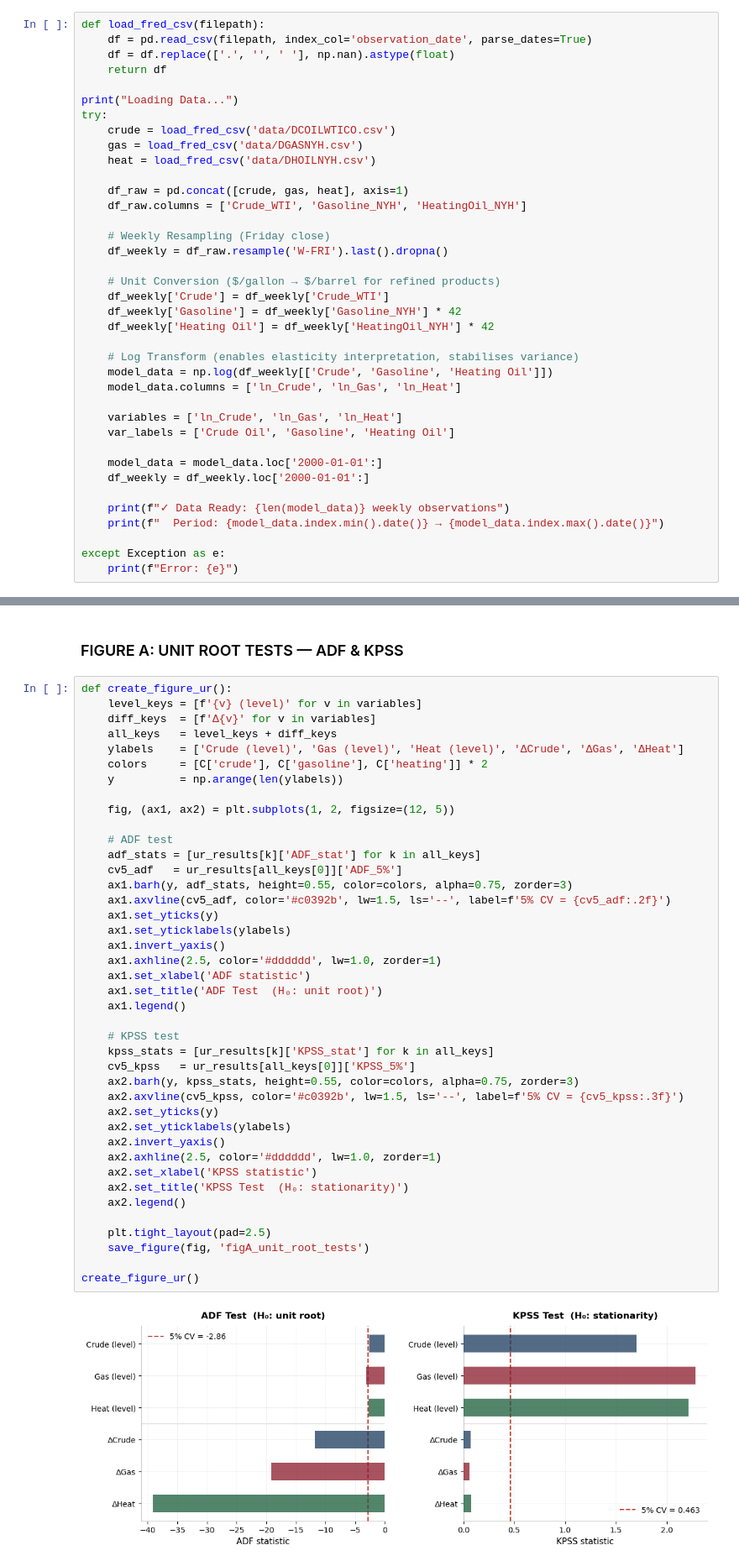
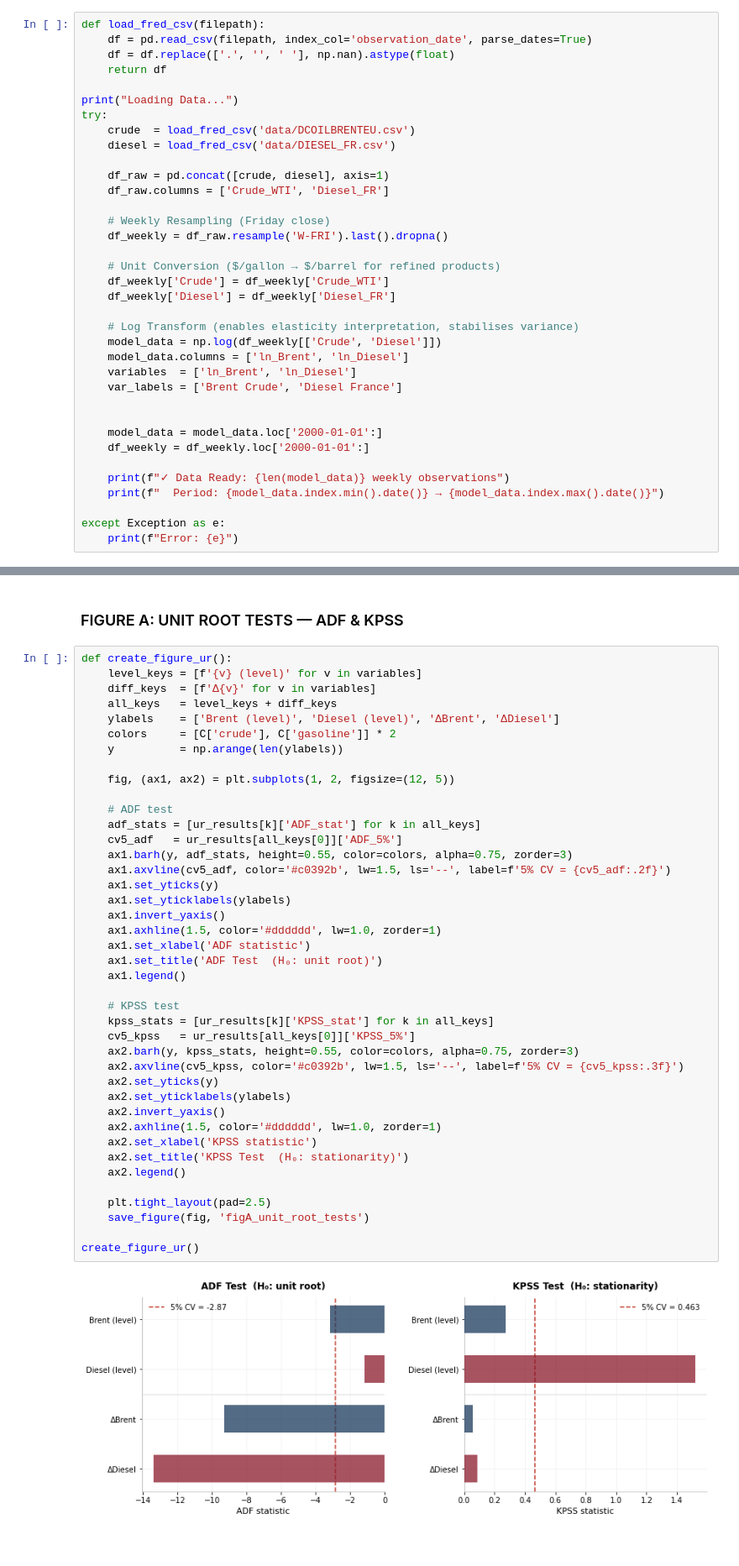
Before and after one commit to Solinegit/MODS-Gazole, a Jupyter notebook: Notebook_de_bg.ipynb, the cells around one changed output, grey strips where cells are left out. Shown at 84% size. Saved outputs shown, nothing was run; the diff lists cells and outputs as text.

```diff
--- a/Notebook_de_bg.ipynb
+++ b/Notebook_de_bg.ipynb
@@ -118,27 +138,25 @@ def load_fred_csv(filepath):
 
 print("Loading Data...")
 try:
-    crude = load_fred_csv('data/DCOILWTICO.csv')
-    gas = load_fred_csv('data/DGASNYH.csv')
-    heat = load_fred_csv('data/DHOILNYH.csv')
+    crude  = load_fred_csv('data/DCOILBRENTEU.csv')
+    diesel = load_fred_csv('data/DIESEL_FR.csv')
 
-    df_raw = pd.concat([crude, gas, heat], axis=1)
-    df_raw.columns = ['Crude_WTI', 'Gasoline_NYH', 'HeatingOil_NYH']
+    df_raw = pd.concat([crude, diesel], axis=1)
+    df_raw.columns = ['Crude_WTI', 'Diesel_FR']
 
     # Weekly Resampling (Friday close)
     df_weekly = df_raw.resample('W-FRI').last().dropna()
 
     # Unit Conversion ($/gallon → $/barrel for refined products)
     df_weekly['Crude'] = df_weekly['Crude_WTI']
-    df_weekly['Gasoline'] = df_weekly['Gasoline_NYH'] * 42
-    df_weekly['Heating Oil'] = df_weekly['HeatingOil_NYH'] * 42
+    df_weekly['Diesel'] = df_weekly['Diesel_FR']
 
     # Log Transform (enables elasticity interpretation, stabilises variance)
-    model_data = np.log(df_weekly[['Crude', 'Gasoline', 'Heating Oil']])
-    model_data.columns = ['ln_Crude', 'ln_Gas', 'ln_Heat']
+    model_data = np.log(df_weekly[['Crude', 'Diesel']])
+    model_data.columns = ['ln_Brent', 'ln_Diesel']
+    variables  = ['ln_Brent', 'ln_Diesel']
+    var_labels = ['Brent Crude', 'Diesel France']
 
-    variables = ['ln_Crude', 'ln_Gas', 'ln_Heat']
-    var_labels = ['Crude Oil', 'Gasoline', 'Heating Oil']
 
     model_data = model_data.loc['2000-01-01':]
     df_weekly = df_weekly.loc['2000-01-01':]
@@ -233,44 +249,44 @@ def create_figure_ur():
     level_keys = [f'{v} (level)' for v in variables]
     diff_keys  = [f'Δ{v}' for v in variables]
     all_keys   = level_keys + diff_keys
-    ylabels    = ['Crude (level)', 'Gas (level)', 'Heat (level)', 'ΔCrude', 'ΔGas', 'ΔHeat']
-    colors     = [C['crude'], C['gasoline'], C['heating']] * 2
+    ylabels    = ['Brent (level)', 'Diesel (level)', 'ΔBrent', 'ΔDiesel']
+    colors     = [C['crude'], C['gasoline']] * 2
     y          = np.arange(len(ylabels))
 
     fig, (ax1, ax2) = plt.subplots(1, 2, figsize=(12, 5))
 
     # ADF test
     adf_stats = [ur_results[k]['ADF_stat'] for k in all_keys]
     cv5_adf   = ur_results[all_keys[0]]['ADF_5%']
     ax1.barh(y, adf_stats, height=0.55, color=colors, alpha=0.75, zorder=3)
     ax1.axvline(cv5_adf, color='#c0392b', lw=1.5, ls='--', label=f'5% CV = {cv5_adf:.2f}')
     ax1.set_yticks(y)
     ax1.set_yticklabels(ylabels)
     ax1.invert_yaxis()
-    ax1.axhline(2.5, color='#dddddd', lw=1.0, zorder=1)
+    ax1.axhline(1.5, color='#dddddd', lw=1.0, zorder=1)
     ax1.set_xlabel('ADF statistic')
     ax1.set_title('ADF Test  (H₀: unit root)')
     ax1.legend()
 
     # KPSS test
     kpss_stats = [ur_results[k]['KPSS_stat'] for k in all_keys]
     cv5_kpss   = ur_results[all_keys[0]]['KPSS_5%']
     ax2.barh(y, kpss_stats, height=0.55, color=colors, alpha=0.75, zorder=3)
     ax2.axvline(cv5_kpss, color='#c0392b', lw=1.5, ls='--', label=f'5% CV = {cv5_kpss:.3f}')
     ax2.set_yticks(y)
     ax2.set_yticklabels(ylabels)
     ax2.invert_yaxis()
-    ax2.axhline(2.5, color='#dddddd', lw=1.0, zorder=1)
+    ax2.axhline(1.5, color='#dddddd', lw=1.0, zorder=1)
     ax2.set_xlabel('KPSS statistic')
     ax2.set_title('KPSS Test  (H₀: stationarity)')
     ax2.legend()
 
     plt.tight_layout(pad=2.5)
     save_figure(fig, 'figA_unit_root_tests')
 
 create_figure_ur()
 # %% [output]
-[figure, old version]
+[figure, new version]
 ✓ figA_unit_root_tests.png saved
 # %% [markdown]
 ### FIGURE 1: ENERGY PRICE DYNAMICS
```
Also changed, not shown: parts of 9 cells of this notebook, 7 other files.
